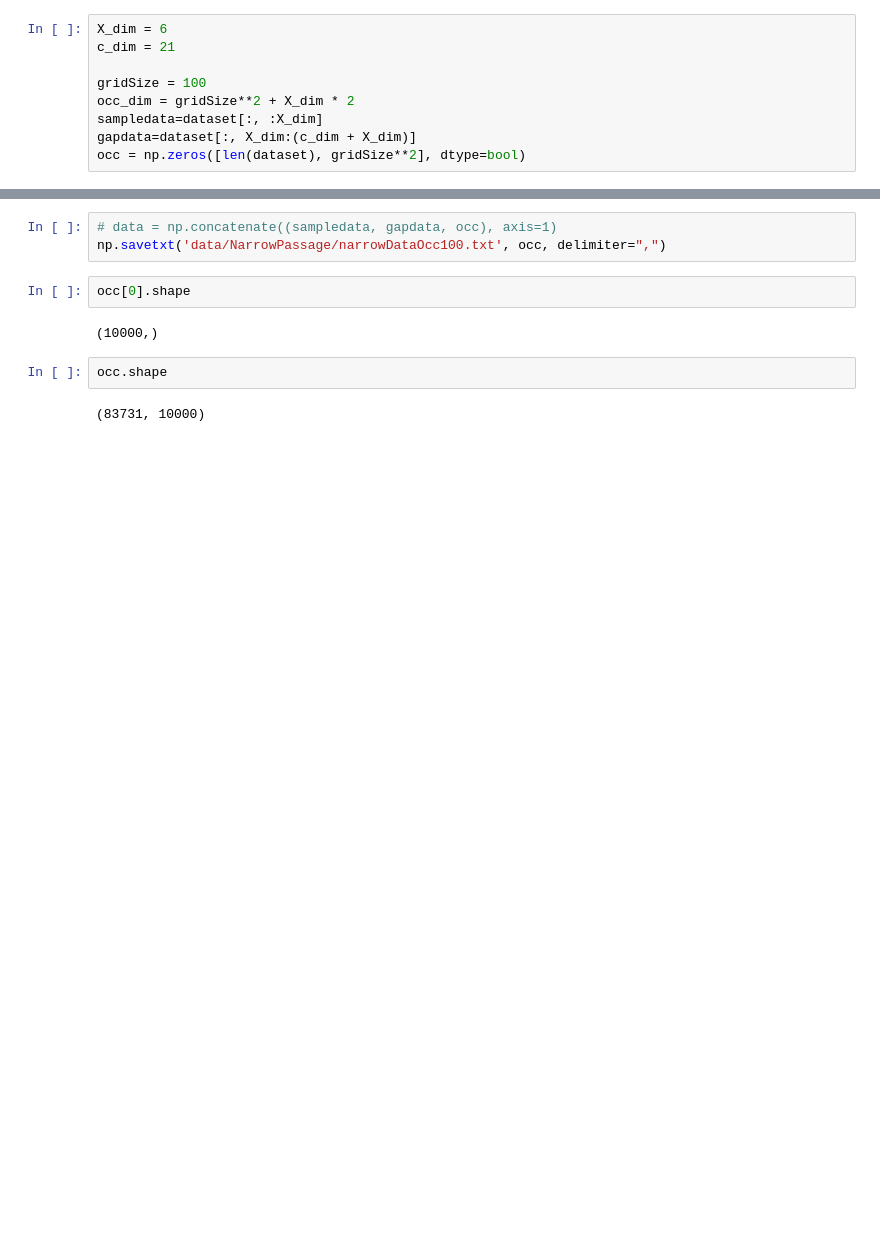
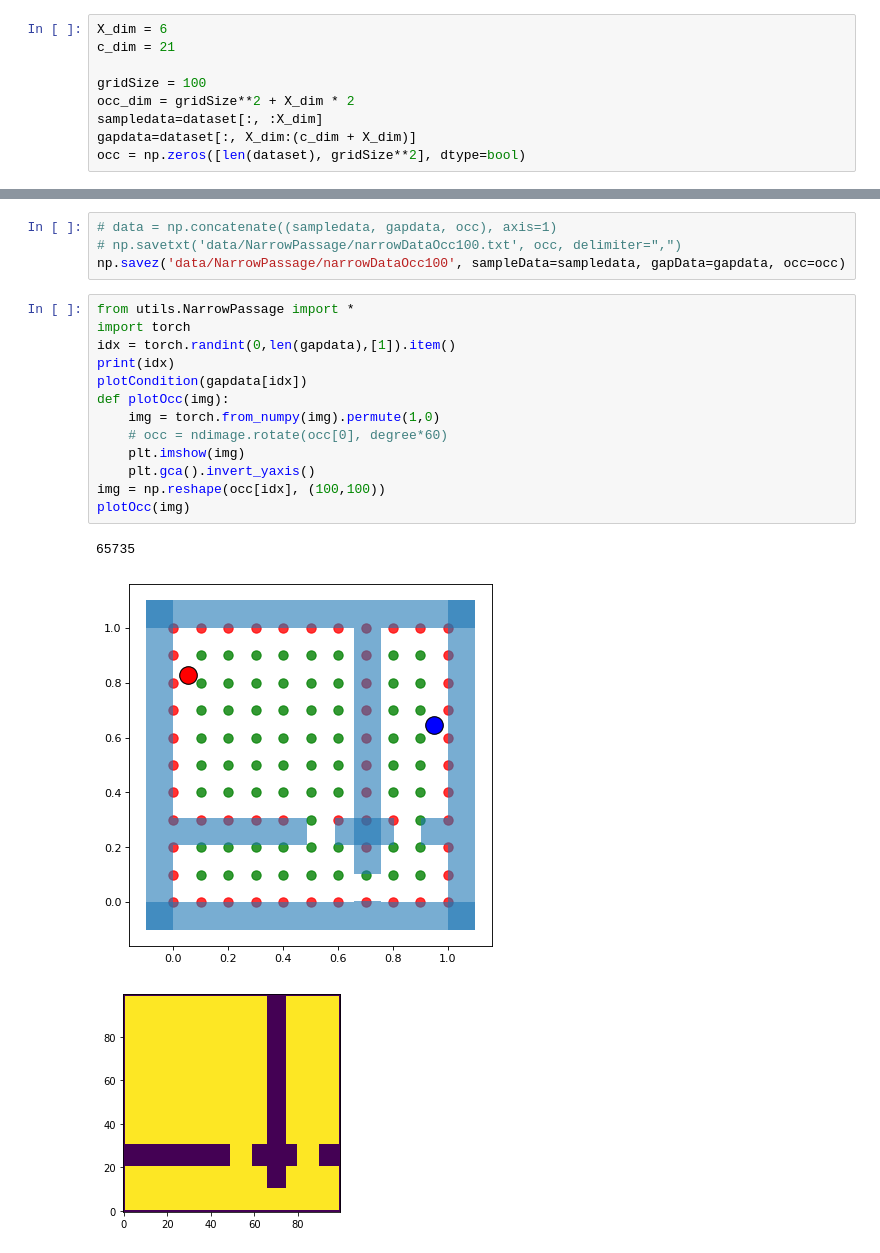
Before and after one commit to KarlRong/VAE-Motion-Planning, a Jupyter notebook: makeocc.ipynb, the cells around one changed output, grey strips where cells are left out. Drawn from its saved outputs; the diff is of its cells as text; blank space fills up the shorter version.

```diff
--- a/makeocc.ipynb
+++ b/makeocc.ipynb
@@ -41,11 +41,21 @@ Wall time: 2h 16min 58s
 # %%
 # data = np.concatenate((sampledata, gapdata, occ), axis=1)
-np.savetxt('data/NarrowPassage/narrowDataOcc100.txt', occ, delimiter=",")
+# np.savetxt('data/NarrowPassage/narrowDataOcc100.txt', occ, delimiter=",")
+np.savez('data/NarrowPassage/narrowDataOcc100', sampleData=sampledata, gapData=gapdata, occ=occ)
-# %%
-occ[0].shape
-# %% [output]
-(10000,)
-# %%
-occ.shape
-# %% [output]
-(83731, 10000)
+# %%
+from utils.NarrowPassage import *
+import torch
+idx = torch.randint(0,len(gapdata),[1]).item()
+print(idx)
+plotCondition(gapdata[idx])
+def plotOcc(img):
+    img = torch.from_numpy(img).permute(1,0)
+    # occ = ndimage.rotate(occ[0], degree*60)
+    plt.imshow(img)
+    plt.gca().invert_yaxis()
+img = np.reshape(occ[idx], (100,100))
+plotOcc(img)
+# %% [output]
+65735
+[figure, added]
+[figure, added]
```
Also changed, not shown: parts of 3 cells of this notebook, 6 other files.
